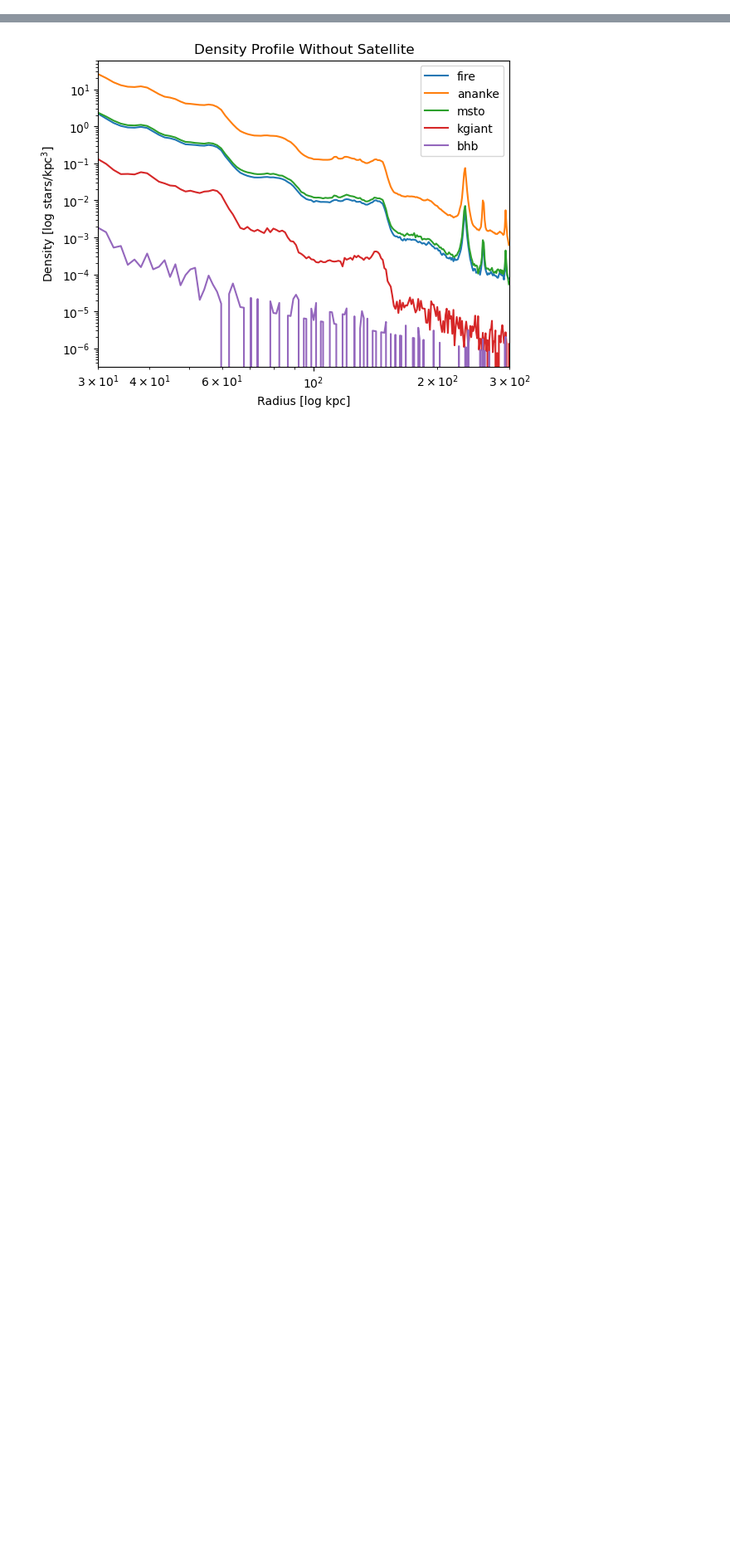
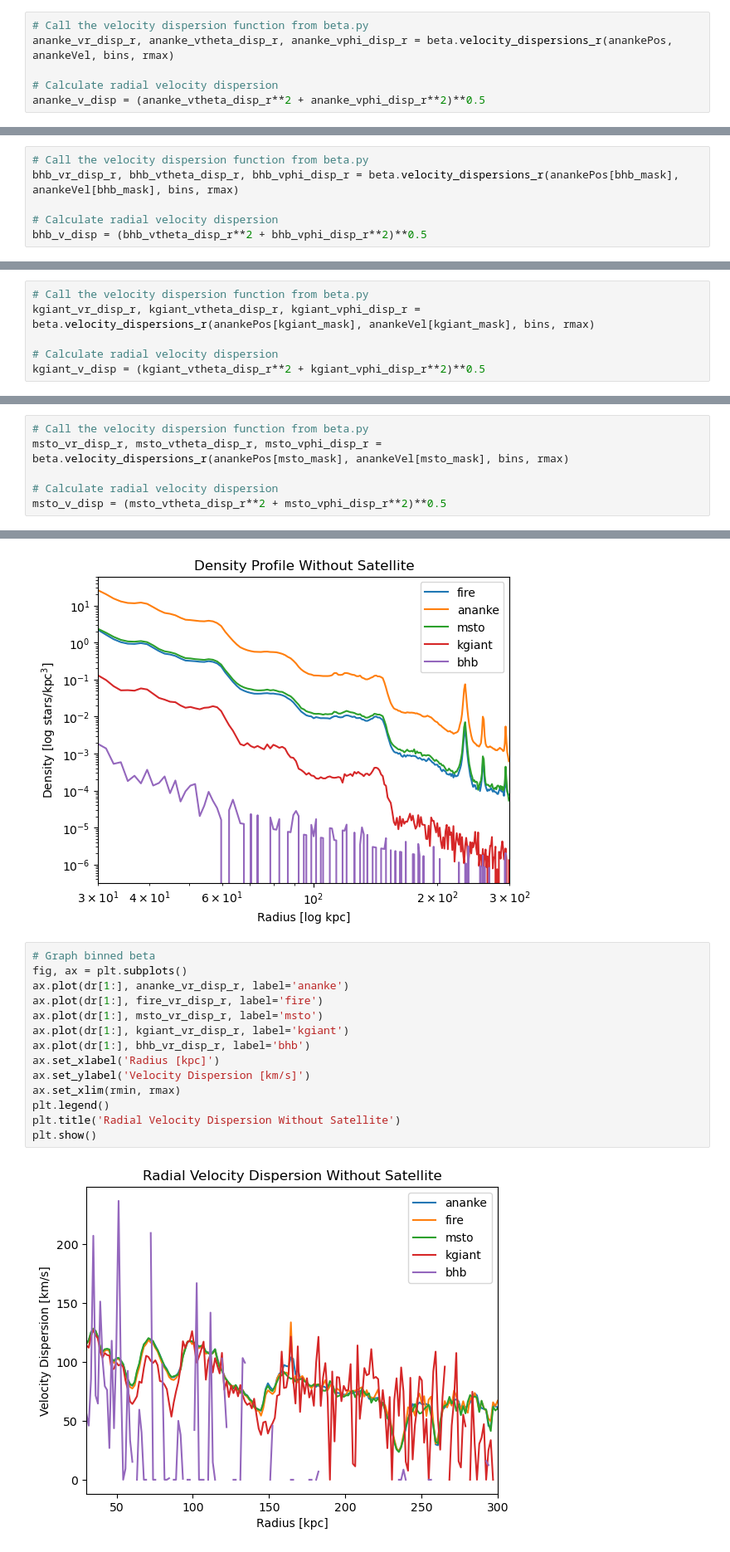
Before and after one commit to aeden2019/rubin_mw_mocks, a Jupyter notebook: src/analysis/Plots.ipynb, the cells around one changed output, grey strips where cells are left out. Shown at 83% size. Saved outputs shown, nothing was run; the diff lists cells and outputs as text; blank space fills up the shorter version.

Commit message:
Added velocity dispersion profiles

```diff
--- a/src/analysis/Plots.ipynb
+++ b/src/analysis/Plots.ipynb
@@ -131,3 +144,9 @@ anankeDensity = anankeCounts / anankeVolume
+# %%
+# Call the velocity dispersion function from beta.py
+ananke_vr_disp_r, ananke_vtheta_disp_r, ananke_vphi_disp_r = beta.velocity_dispersions_r(anankePos, anankeVel, bins, rmax)
+
+# Calculate radial velocity dispersion
+ananke_v_disp = (ananke_vtheta_disp_r**2 + ananke_vphi_disp_r**2)**0.5
 # %% [markdown]
 ### 3. BHB
 # %% [markdown]
@@ -156,6 +175,12 @@ bhb_mask = ((u_minus_g > 0.98) & (u_minus_g < 1.28) &
 bhbCounts, bhbEdges = np.histogram(anankeRadial[bhb_mask], bins=bins, range=(rmin, rmax))
 bhbVolume = 4.0/3.0 * np.pi * (np.power(bhbEdges[1:], 3) - np.power(bhbEdges[:-1], 3))
 bhbDensity = bhbCounts / bhbVolume
+# %%
+# Call the velocity dispersion function from beta.py
+bhb_vr_disp_r, bhb_vtheta_disp_r, bhb_vphi_disp_r = beta.velocity_dispersions_r(anankePos[bhb_mask], anankeVel[bhb_mask], bins, rmax)
+
+# Calculate radial velocity dispersion
+bhb_v_disp = (bhb_vtheta_disp_r**2 + bhb_vphi_disp_r**2)**0.5
 # %% [markdown]
 ### 4. K Giant
 # %% [markdown]
@@ -184,6 +209,12 @@ kgiant_mask = ((g_minus_r > 0.5) & (g_minus_r < 1.3) &
 kgiantCounts, kgiantEdges = np.histogram(anankeRadial[kgiant_mask], bins=bins, range=(rmin, rmax))
 kgiantVolume = 4.0/3.0 * np.pi * (np.power(kgiantEdges[1:], 3) - np.power(kgiantEdges[:-1], 3))
 kgiantDensity = kgiantCounts / kgiantVolume
+# %%
+# Call the velocity dispersion function from beta.py
+kgiant_vr_disp_r, kgiant_vtheta_disp_r, kgiant_vphi_disp_r = beta.velocity_dispersions_r(anankePos[kgiant_mask], anankeVel[kgiant_mask], bins, rmax)
+
+# Calculate radial velocity dispersion
+kgiant_v_disp = (kgiant_vtheta_disp_r**2 + kgiant_vphi_disp_r**2)**0.5
 # %% [markdown]
 ### 5. MSTO
 # %% [markdown]
@@ -196,6 +227,12 @@ msto_mask = (g_minus_r > 0.2) & (g_minus_r < 0.4) & (g_mag > 4)
 mstoCounts, mstoEdges = np.histogram(anankeRadial[msto_mask], bins=bins, range=(rmin, rmax))
 mstoVolume = 4.0/3.0 * np.pi * (np.power(mstoEdges[1:], 3) - np.power(mstoEdges[:-1], 3))
 mstoDensity = mstoCounts / mstoVolume
+# %%
+# Call the velocity dispersion function from beta.py
+msto_vr_disp_r, msto_vtheta_disp_r, msto_vphi_disp_r = beta.velocity_dispersions_r(anankePos[msto_mask], anankeVel[msto_mask], bins, rmax)
+
+# Calculate radial velocity dispersion
+msto_v_disp = (msto_vtheta_disp_r**2 + msto_vphi_disp_r**2)**0.5
 # %% [markdown]
 ## Plotting
 # %%
@@ -215,3 +252,19 @@ plt.title('Density Profile Without Satellite')
 plt.show()
 # %% [output]
 [figure]
+# %%
+# Graph binned beta
+fig, ax = plt.subplots()
+ax.plot(dr[1:], ananke_vr_disp_r, label='ananke')
+ax.plot(dr[1:], fire_vr_disp_r, label='fire')
+ax.plot(dr[1:], msto_vr_disp_r, label='msto')
+ax.plot(dr[1:], kgiant_vr_disp_r, label='kgiant')
+ax.plot(dr[1:], bhb_vr_disp_r, label='bhb')
+ax.set_xlabel('Radius [kpc]')
+ax.set_ylabel('Velocity Dispersion [km/s]')
+ax.set_xlim(rmin, rmax)
+plt.legend()
+plt.title('Radial Velocity Dispersion Without Satellite')
+plt.show()
+# %% [output]
+[figure, added]
```
Also changed, not shown: parts of 6 cells of this notebook, 2 other files.
